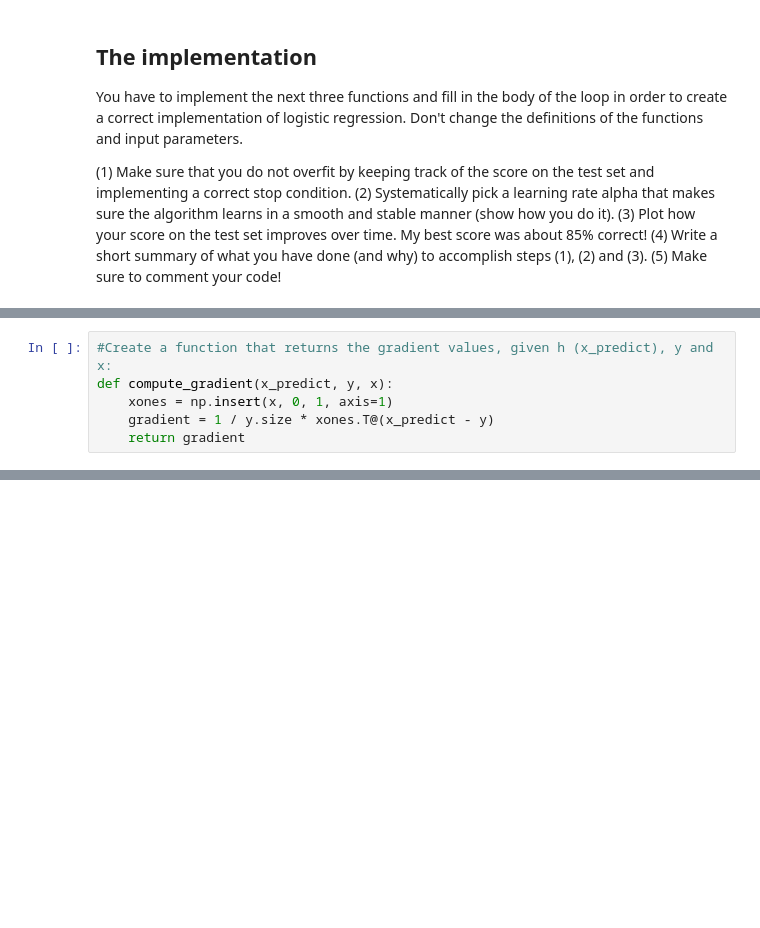
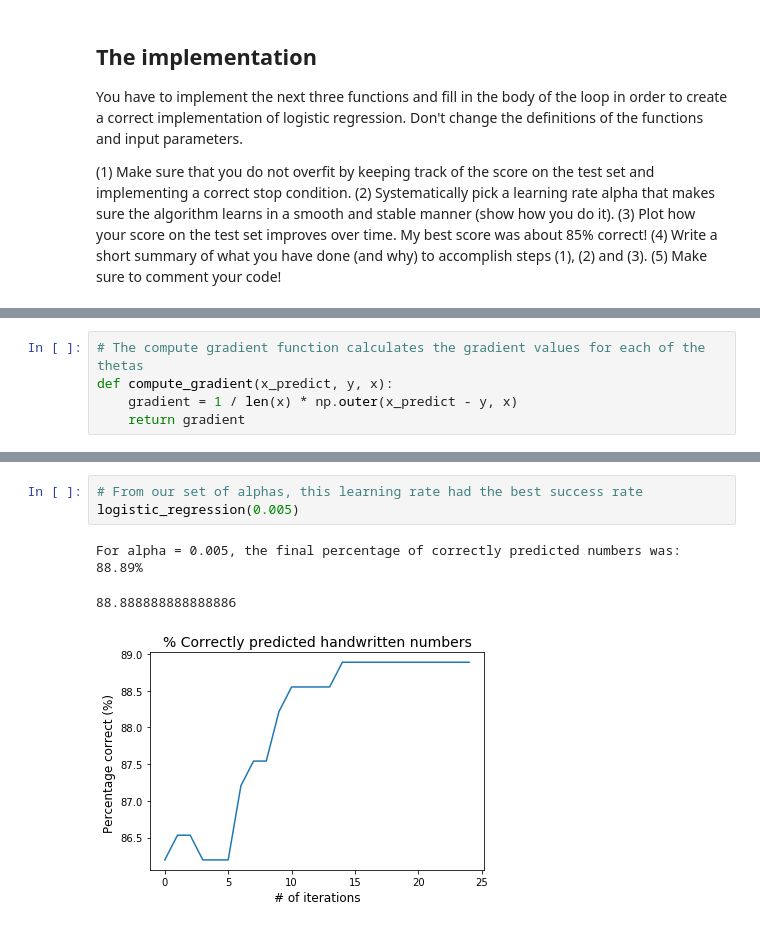
Before and after one commit to bobbiegorp/Machine-Learning, a Jupyter notebook: Graded Assignment 1/gradedAssignment1.ipynb, the cells around one changed output, grey strips where cells are left out. Drawn from its saved outputs; the diff is of its cells as text; blank space fills up the shorter version.

```diff
--- a/Graded Assignment 1/gradedAssignment1.ipynb
+++ b/Graded Assignment 1/gradedAssignment1.ipynb
@@ -78,7 +85,6 @@ def cost_function(x_predict,y):
     return cost
 # %%
-#Create a function that returns the gradient values, given h (x_predict), y and x:
+# The compute gradient function calculates the gradient values for each of the thetas
 def compute_gradient(x_predict, y, x):
-    xones = np.insert(x, 0, 1, axis=1)
-    gradient = 1 / y.size * xones.T@(x_predict - y)
+    gradient = 1 / len(x) * np.outer(x_predict - y, x)
     return gradient
@@ -196,0 +159,7 @@ cost_function(x_predict, ones(1500))
+# %%
+# From our set of alphas, this learning rate had the best success rate
+logistic_regression(0.005)
+# %% [output]
+For alpha = 0.005, the final percentage of correctly predicted numbers was: 88.89%
+88.888888888888886
+[figure, added]
```
Also changed, not shown: parts of 11 cells of this notebook.
